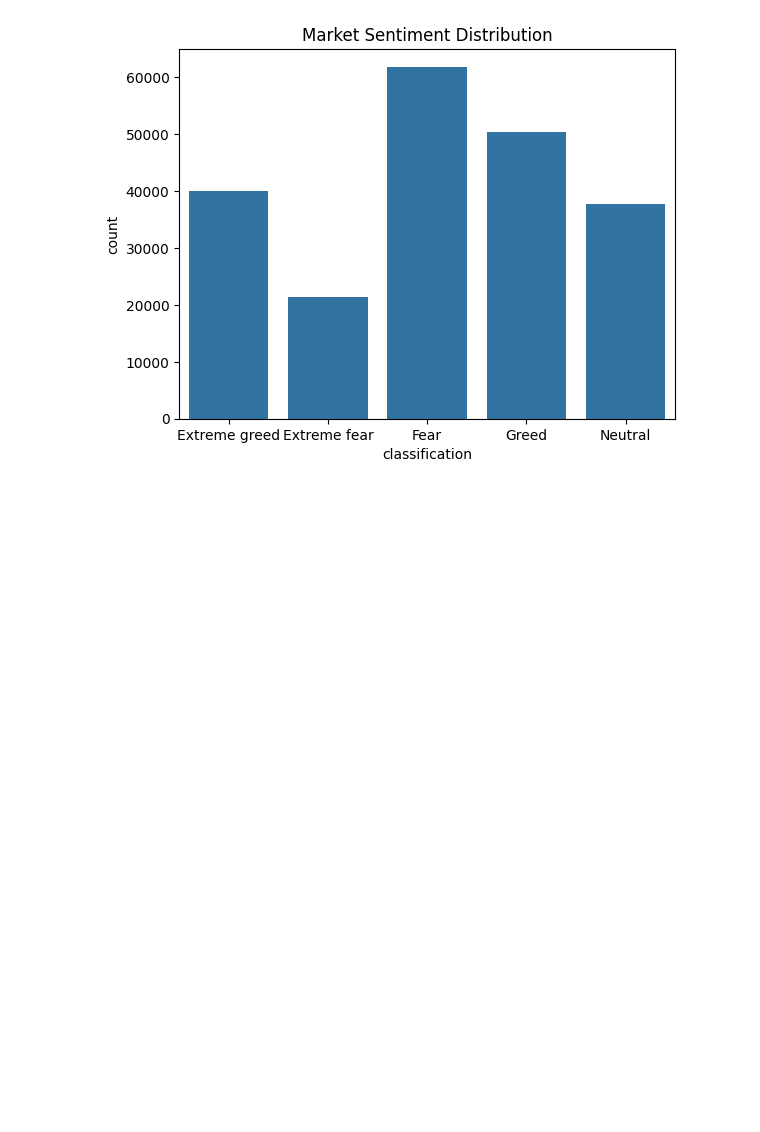
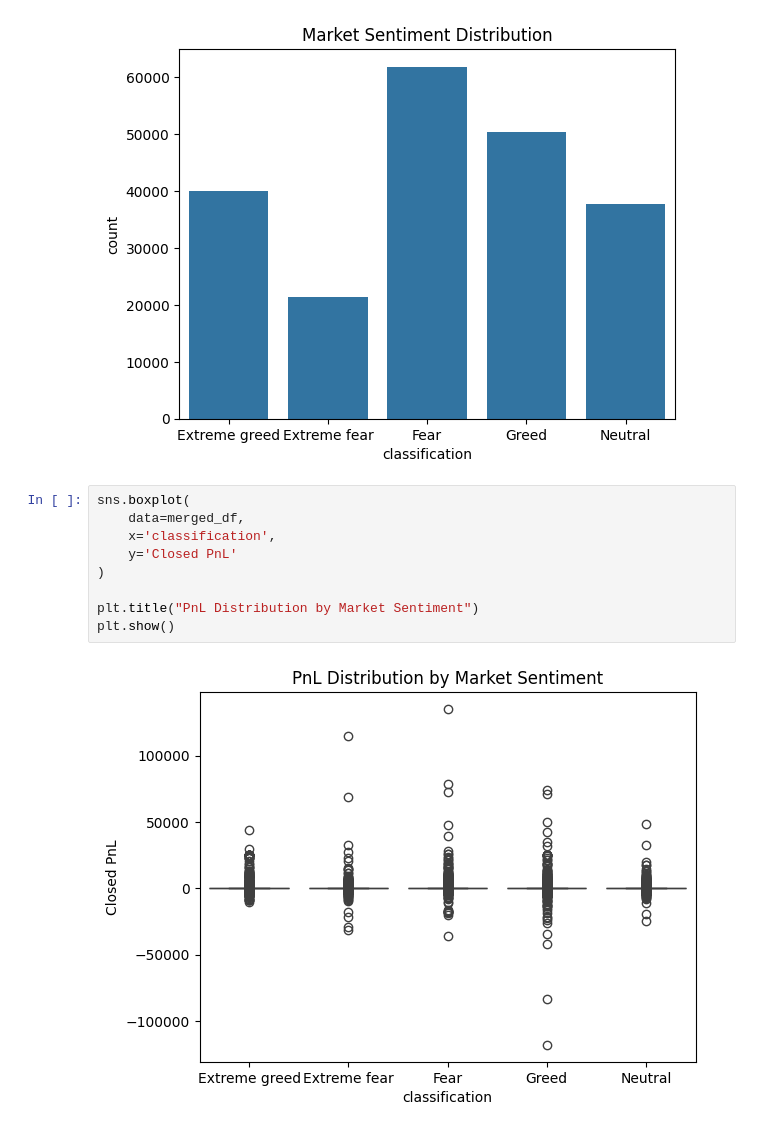
Before and after one commit to Chiragrrai8105/bitcoin-sentiment-analysis, a Jupyter notebook: notebooks/analysis.ipynb, the cells around one changed output. Cells and saved outputs as stored; diff of their text form; blank space fills up the shorter version.

```diff
--- a/notebooks/analysis.ipynb
+++ b/notebooks/analysis.ipynb
@@ -173,3 +164,14 @@ plt.title("Market Sentiment Distribution")
 plt.show()
 # %% [output]
 [figure]
+# %%
+sns.boxplot(
+    data=merged_df,
+    x='classification',
+    y='Closed PnL'
+)
+
+plt.title("PnL Distribution by Market Sentiment")
+plt.show()
+# %% [output]
+[figure, added]
```
Also changed, not shown: parts of 11 cells of this notebook, 1 other file.
